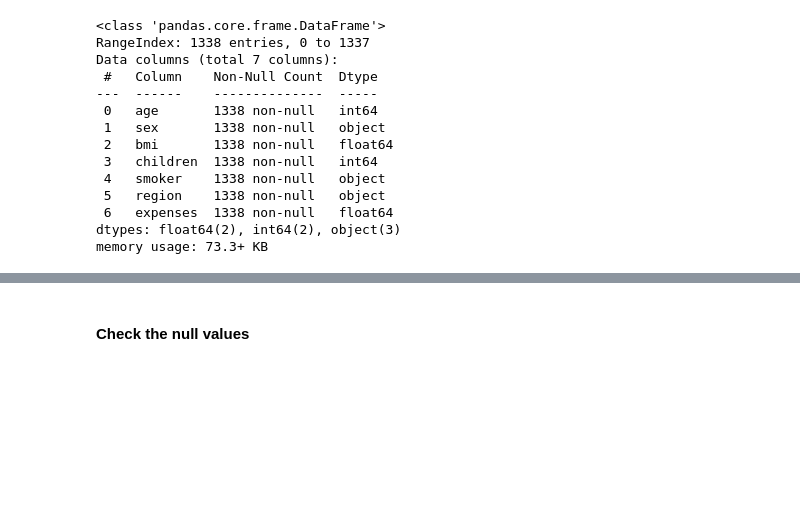
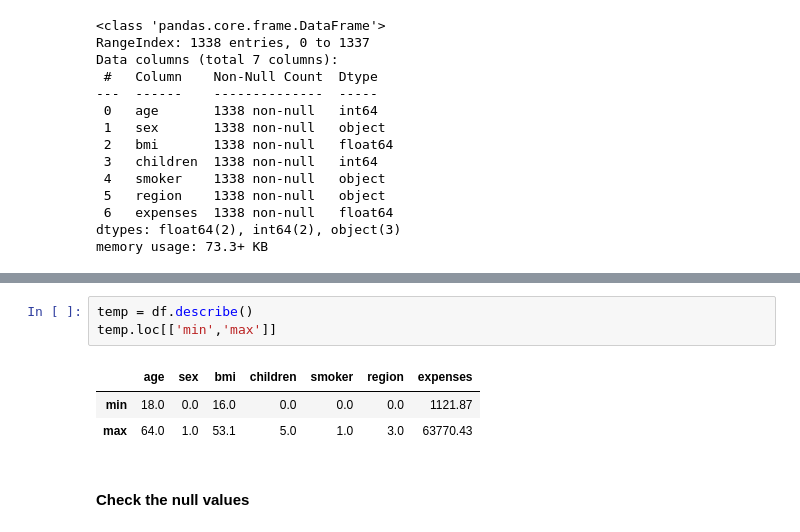
Before and after one commit to rohanpatankar926/insurance_premium_cicd_aws, a Jupyter notebook: EDA for Insurance premium prediction.ipynb, the cells around one changed output, grey strips where cells are left out. Cells and saved outputs as stored; diff of their text form; blank space fills up the shorter version.

```diff
--- a/EDA for Insurance premium prediction.ipynb
+++ b/EDA for Insurance premium prediction.ipynb
@@ -56,3 +56,10 @@ df.describe()
+# %%
+temp = df.describe()
+temp.loc[['min','max']]
+# %% [output]
+|  | age | sex | bmi | children | smoker | region | expenses |
+| min | 18.0 | 0.0 | 16.0 | 0.0 | 0.0 | 0.0 | 1121.87 |
+| max | 64.0 | 1.0 | 53.1 | 5.0 | 1.0 | 3.0 | 63770.43 |
 # %% [markdown]
 #### Check the null values
 # %%
```
Also changed, not shown: parts of 7 cells of this notebook, 13 other files.
